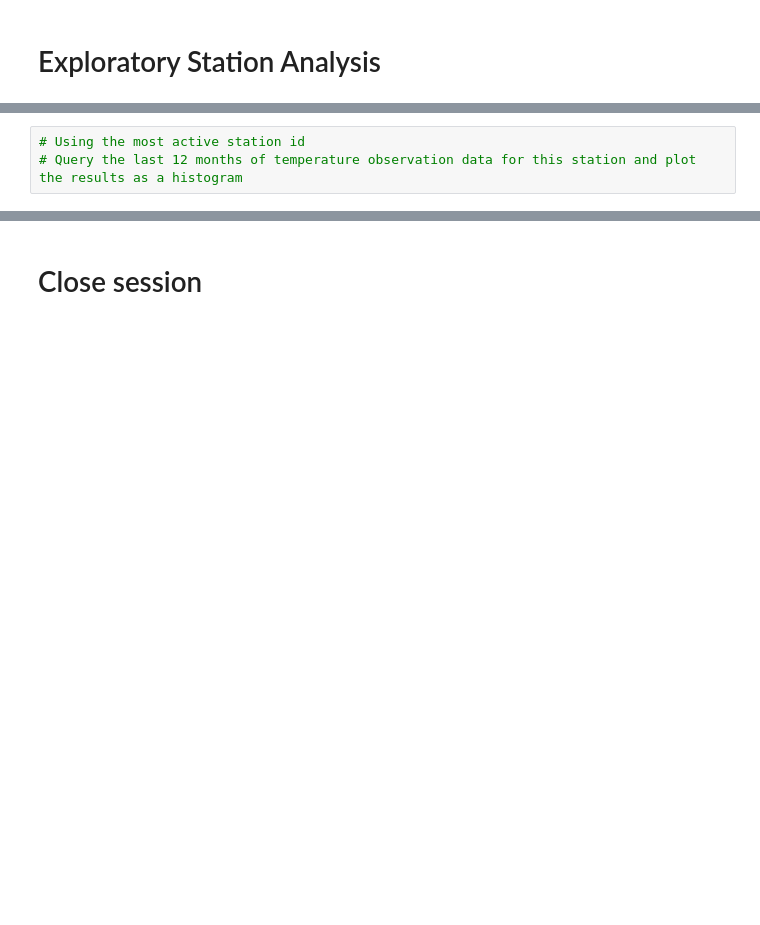
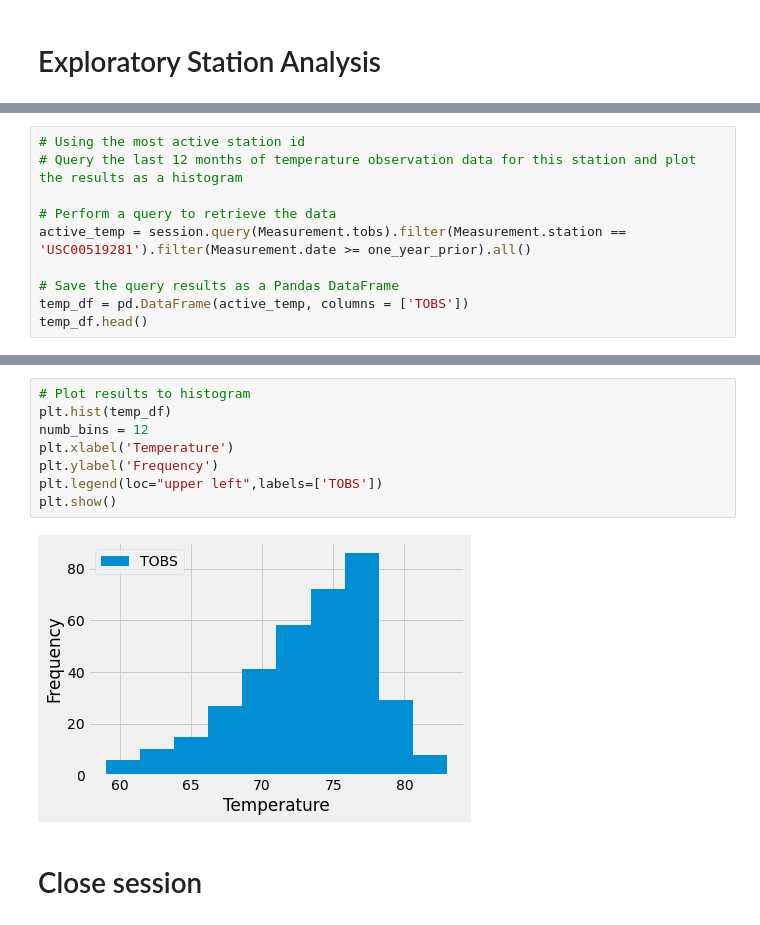
Before and after one commit to sissa81/sqlalchemy-challenge, a Jupyter notebook: climate_starter.ipynb, the cells around one changed output, grey strips where cells are left out. Drawn from its saved outputs; the diff is of its cells as text; blank space fills up the shorter version.

Commit message:
Complete Station Analysis

```diff
--- a/climate_starter.ipynb
+++ b/climate_starter.ipynb
@@ -129,3 +153,10 @@ prcp_sorted.describe()
 # %%
 # Using the most active station id
 # Query the last 12 months of temperature observation data for this station and plot the results as a histogram
+
+# Perform a query to retrieve the data
+active_temp = session.query(Measurement.tobs).filter(Measurement.station == 'USC00519281').filter(Measurement.date >= one_year_prior).all()
+
+# Save the query results as a Pandas DataFrame
+temp_df = pd.DataFrame(active_temp, columns = ['TOBS'])
+temp_df.head()
@@ -132,3 +170,13 @@ prcp_sorted.describe()
+# %%
+# Plot results to histogram
+plt.hist(temp_df)
+numb_bins = 12
+plt.xlabel('Temperature')
+plt.ylabel('Frequency')
+plt.legend(loc="upper left",labels=['TOBS'])
+plt.show()
+# %% [output]
+[figure, added]
 # %% [markdown]
 # Close session
 # %%
```
Also changed, not shown: parts of 5 cells of this notebook.
